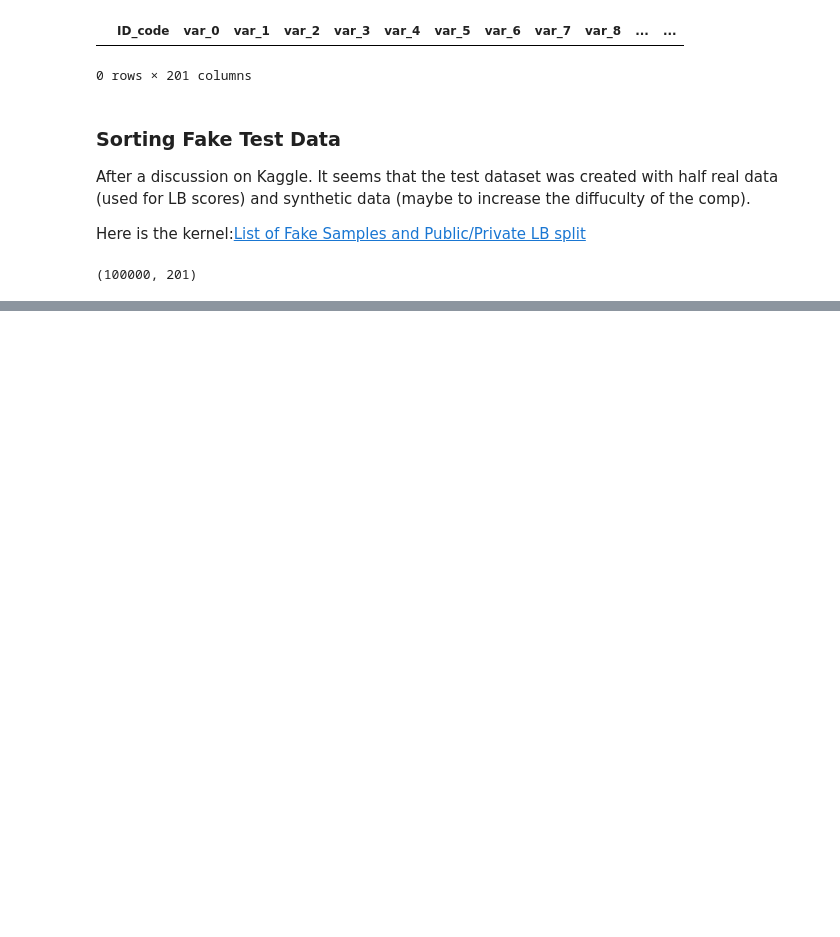
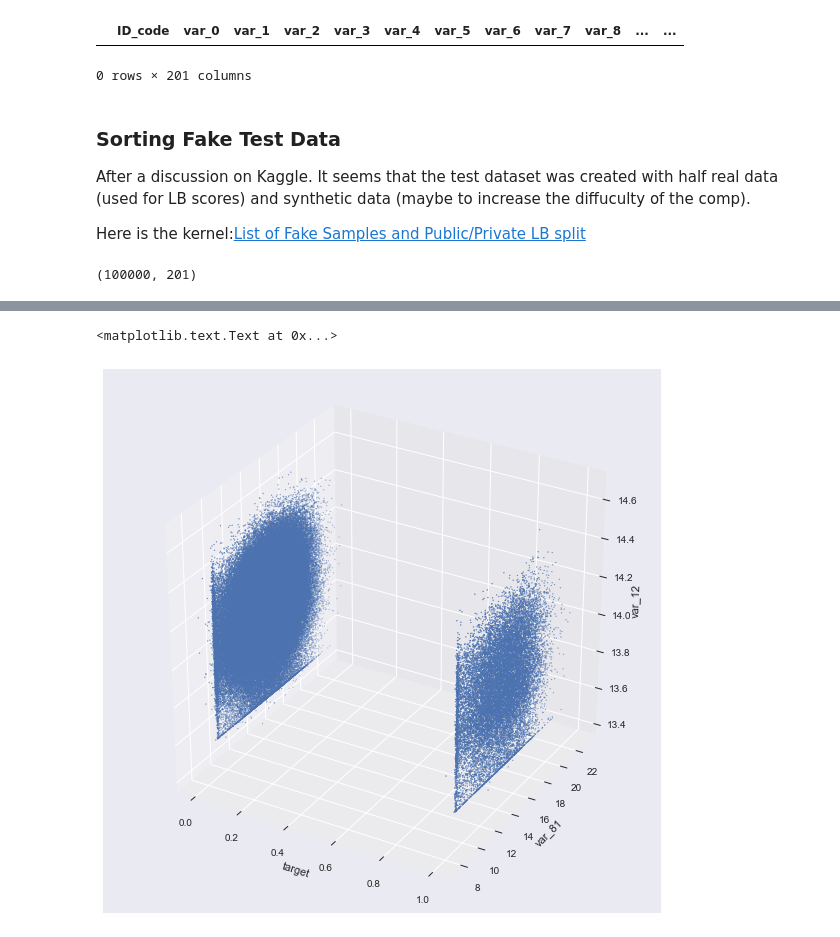
Before and after one commit to FedericoRaimondi/myProjects, a Jupyter notebook: Santander_Customer_Transaction_Prediction/data_exploration/Data Exploration.ipynb, the cells around one changed output, grey strips where cells are left out. Drawn from its saved outputs; the diff is of its cells as text; code cells hidden in the pictures; blank space fills up the shorter version.

```diff
--- a/Santander_Customer_Transaction_Prediction/data_exploration/Data Exploration.ipynb
+++ b/Santander_Customer_Transaction_Prediction/data_exploration/Data Exploration.ipynb
@@ -270,0 +348,13 @@ The next steps are to go a bit deeper in analyzing and try also some FE (hoping
+# %%
+from mpl_toolkits import mplot3d
+from mpl_toolkits.mplot3d import axes3d
+fig = plt.figure(figsize=(10,10))
+ax = fig.add_subplot(111, projection='3d')
+ax.scatter(df_train['target'].values, df_train['var_81'].values, df_train['var_12'].values, s=1)
+
+ax.set_xlabel('target')
+ax.set_ylabel('var_81')
+ax.set_zlabel('var_12')
+# %% [output]
+<matplotlib.text.Text at 0x...>
+[figure, added]
```
Also changed, not shown: parts of 12 cells of this notebook.
